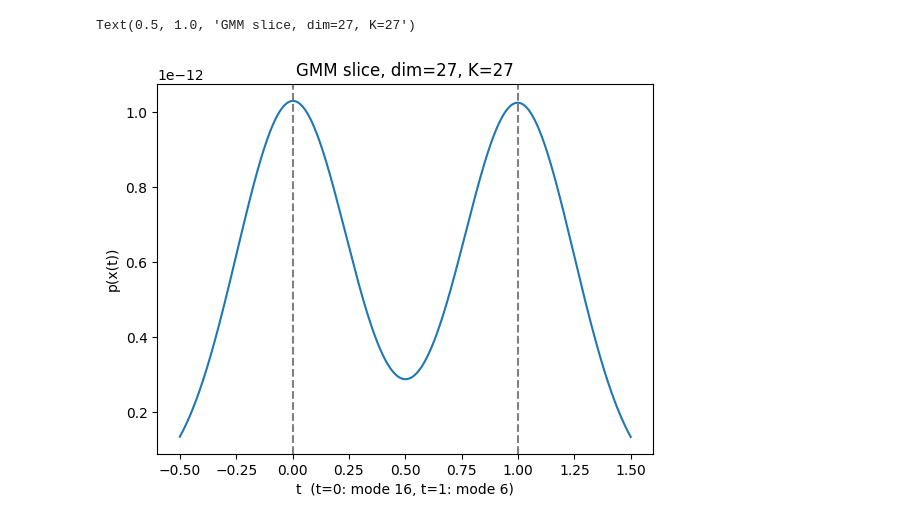
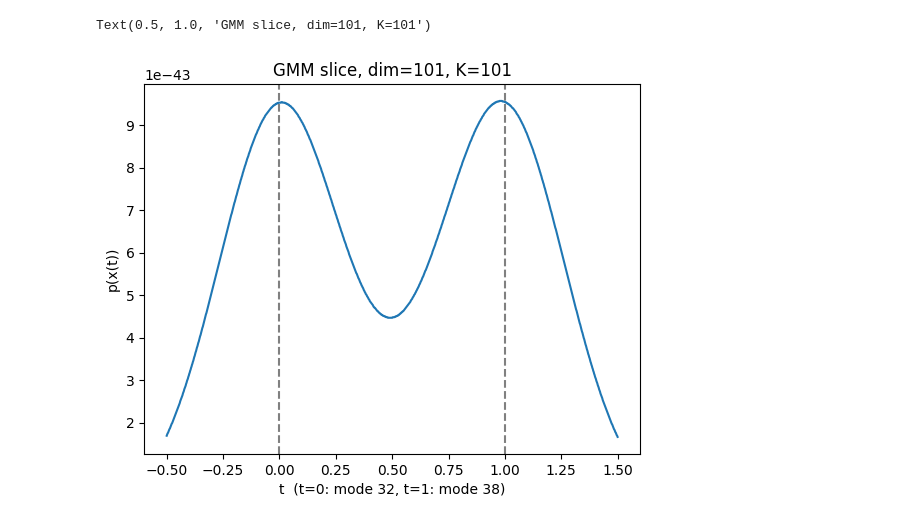
Before and after one commit to HadrienVACHER/ASBS_original, a Jupyter notebook: test.ipynb, the cells around one changed output. Drawn from its saved outputs; the diff is of its cells as text; code cells hidden in the pictures.

```diff
--- a/test.ipynb
+++ b/test.ipynb
@@ -1,23 +1,23 @@
 # %%
 import torch, matplotlib.pyplot as plt
 from adjoint_samplers.utils.dist_utils import GMM
 
-dim, K = 27, 27
+dim, K = 101, 101
 gmm = GMM(dim=dim, K=K, seed=0)          # same target as target_seed=0
 
 # line through the two heaviest modes: x(t) = μ_i + t (μ_j - μ_i)
 i, j = gmm.weights.argsort(descending=True)[:2]
 t = torch.linspace(-0.5, 1.5, 1000)
 x = gmm.means[i] + t[:, None] * (gmm.means[j] - gmm.means[i])
 
 with torch.no_grad():
     density = gmm.log_prob(x).exp()
 
 plt.plot(t, density)
 plt.axvline(0, ls="--", c="gray"); plt.axvline(1, ls="--", c="gray")
 plt.xlabel(f"t  (t=0: mode {i.item()}, t=1: mode {j.item()})")
 plt.ylabel("p(x(t))")
 plt.title(f"GMM slice, dim={dim}, K={K}")
 # %% [output]
-Text(0.5, 1.0, 'GMM slice, dim=27, K=27')
+Text(0.5, 1.0, 'GMM slice, dim=101, K=101')
-[figure, old version]
+[figure, new version]
```
Also changed, not shown: 1 other file.
